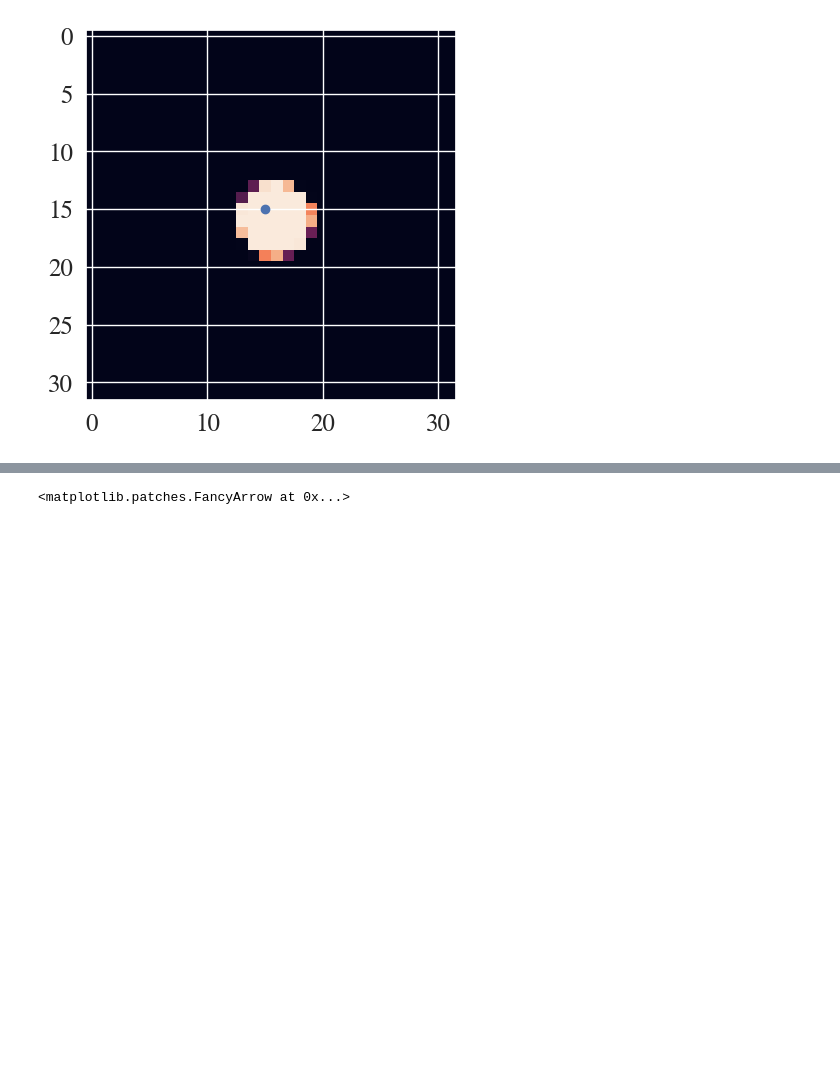
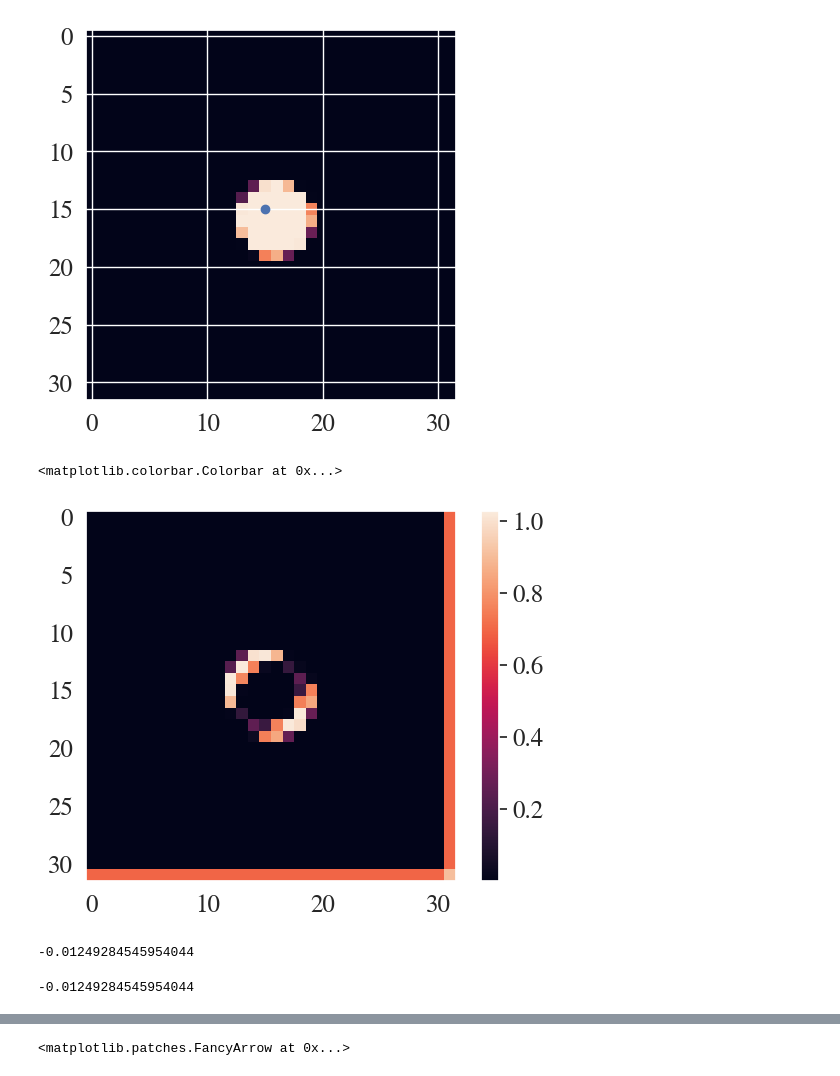
Before and after one commit to yashpatel5400/fpo, a Jupyter notebook: scratch/wavelet.ipynb, the cells around one changed output, grey strips where cells are left out. Cells and saved outputs as stored; diff of their text form; code cells hidden in the pictures; blank space fills up the shorter version.

Commit message:
Fix issues with basis representation in NB (need to transfer to script)

```diff
--- a/scratch/wavelet.ipynb
+++ b/scratch/wavelet.ipynb
@@ -221,7 +221,23 @@ uhat_coeffs = wavelet_basis.get_decomp(y)
 shaped_basis = wavelet_basis.basis_func.reshape(wavelet_basis.basis_func.shape[1], y.shape[0], y.shape[1])
 partials = get_partials(shaped_basis)
 partials = [
-        np.transpose(np.array([partial.reshape(partial.shape[0], -1) for partial in partial_order]), (0, 2, 1))
+        np.array([partial.reshape(partial.shape[0], -1) for partial in partial_order])
         for partial_order in partials
 ]
 x_grid = wavelet_basis.x_grid.reshape(y.shape[0], y.shape[1], -1)
+# %%
+rec = partials[0][0] @ uhat_coeffs
+plt.imshow(np.abs(rec.reshape((32,32)) - y))
+plt.grid(False)
+plt.colorbar()
+# %% [output]
+<matplotlib.colorbar.Colorbar at 0x...>
+[figure, added]
+# %%
+psi_w[20 * 32 + 17]
+# %% [output]
+-0.01249284545954044
+# %%
+(shaped_basis[:,20,17].reshape((32,32)) * integral_mask).sum()
+# %% [output]
+-0.01249284545954044
```
Also changed, not shown: parts of 6 cells of this notebook.
